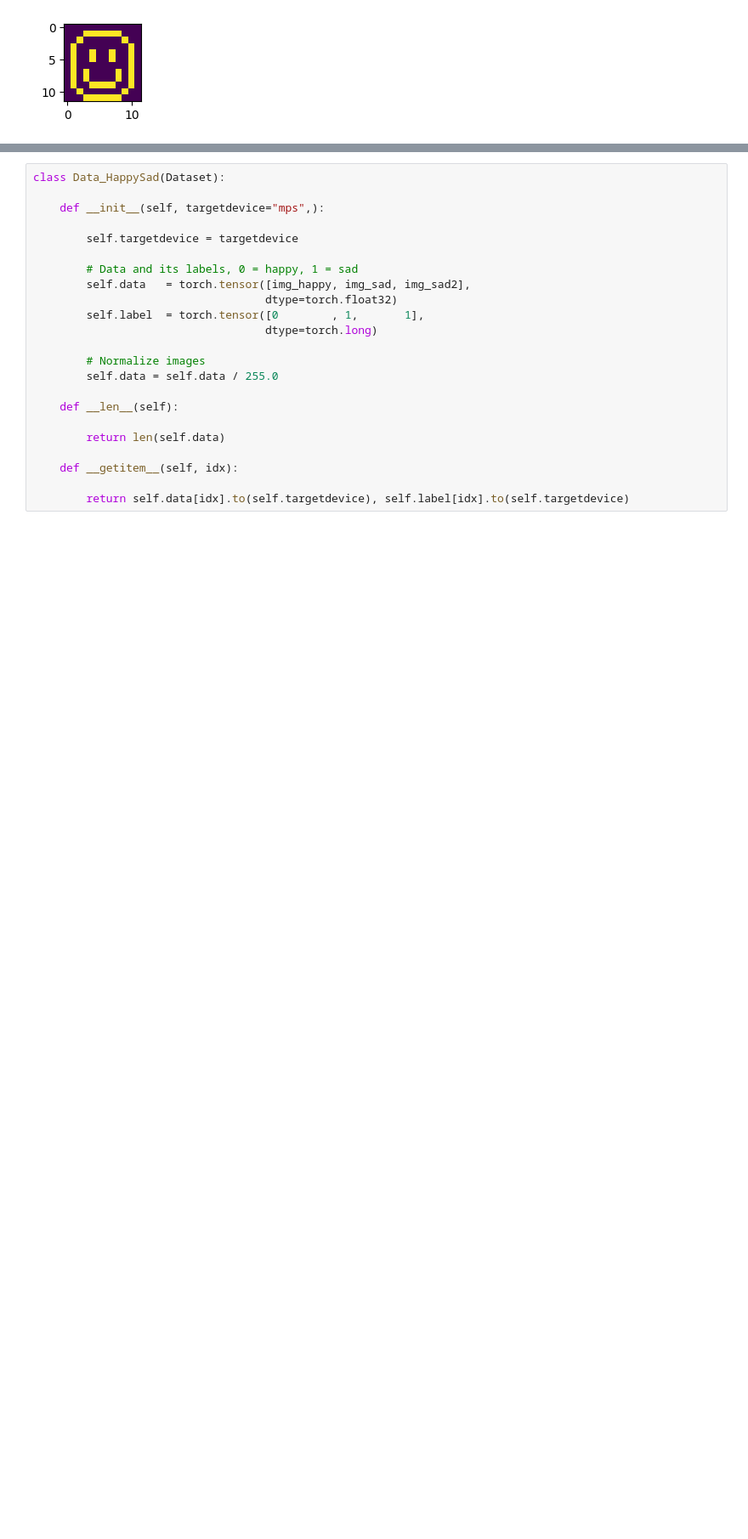
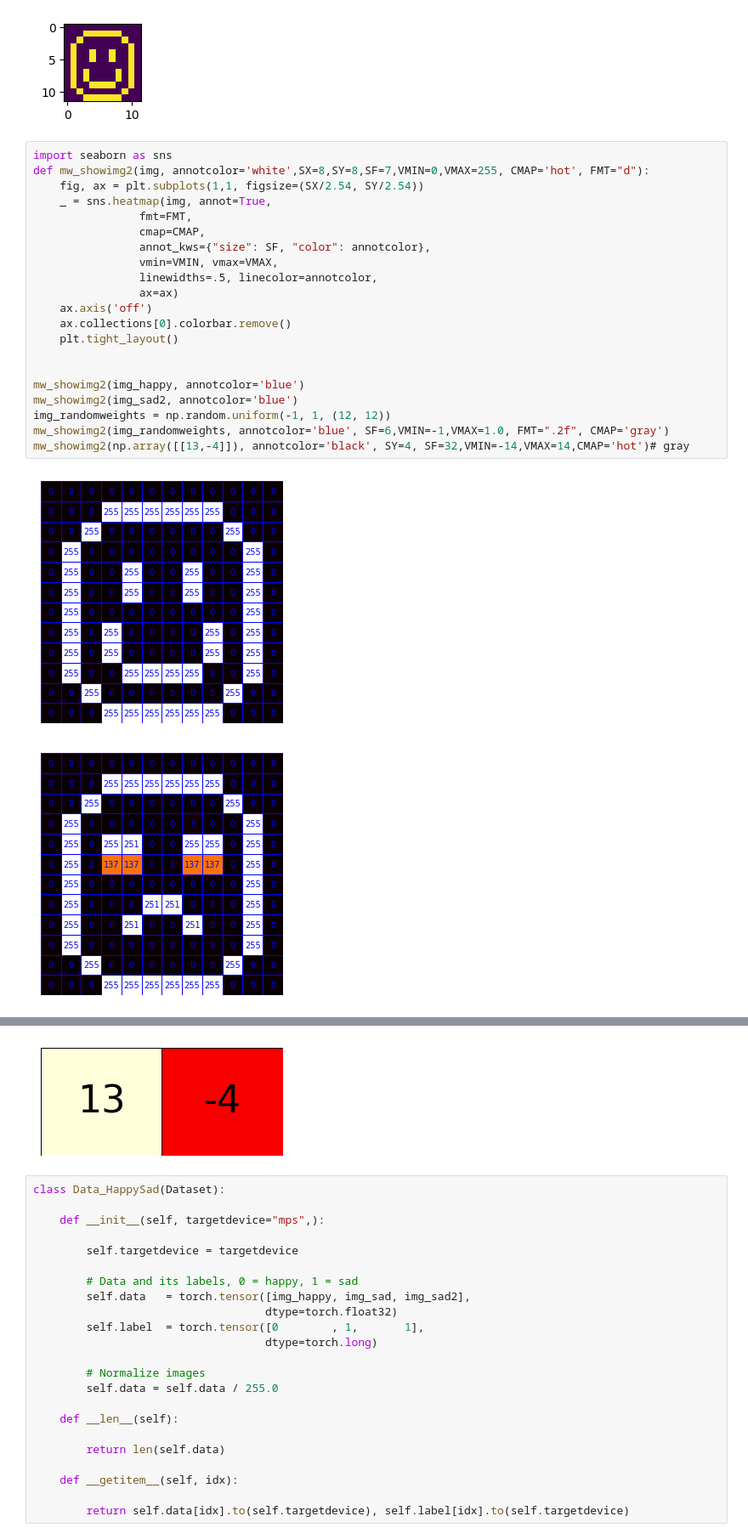
Before and after one commit to Jintram/Workshop_Py_image-analysis_2025, a Jupyter notebook: Bioimage-analysis_05_MachineLearning-basics.ipynb, the cells around one changed output, grey strips where cells are left out. Shown at 85% size. Cells and saved outputs as stored; diff of their text form; blank space fills up the shorter version.

```diff
--- a/Bioimage-analysis_05_MachineLearning-basics.ipynb
+++ b/Bioimage-analysis_05_MachineLearning-basics.ipynb
@@ -78,3 +83,27 @@ fig, ax = plt.subplots(1,1, figsize=(3/2.54, 3/2.54))
 _=ax.imshow(img_happy)
 # %% [output]
 [figure]
+# %%
+import seaborn as sns
+def mw_showimg2(img, annotcolor='white',SX=8,SY=8,SF=7,VMIN=0,VMAX=255, CMAP='hot', FMT="d"):
+    fig, ax = plt.subplots(1,1, figsize=(SX/2.54, SY/2.54))
+    _ = sns.heatmap(img, annot=True,
+                fmt=FMT,
+                cmap=CMAP,
+                annot_kws={"size": SF, "color": annotcolor},
+                vmin=VMIN, vmax=VMAX,
+                linewidths=.5, linecolor=annotcolor,
+                ax=ax)
+    ax.axis('off')
+    ax.collections[0].colorbar.remove()
+    plt.tight_layout()
+
+
+mw_showimg2(img_happy, annotcolor='blue')
+mw_showimg2(img_sad2, annotcolor='blue')
+img_randomweights = np.random.uniform(-1, 1, (12, 12))
+mw_showimg2(img_randomweights, annotcolor='blue', SF=6,VMIN=-1,VMAX=1.0, FMT=".2f", CMAP='gray')
+mw_showimg2(np.array([[13,-4]]), annotcolor='black', SY=4, SF=32,VMIN=-14,VMAX=14,CMAP='hot')# gray
+# %% [output]
+[figure, added]
+[figure, added]
@@ -81,3 +111,4 @@ _=ax.imshow(img_happy)
+[figure, added]
 # %%
 class Data_HappySad(Dataset):
 
```
Also changed, not shown: parts of 8 cells of this notebook.
